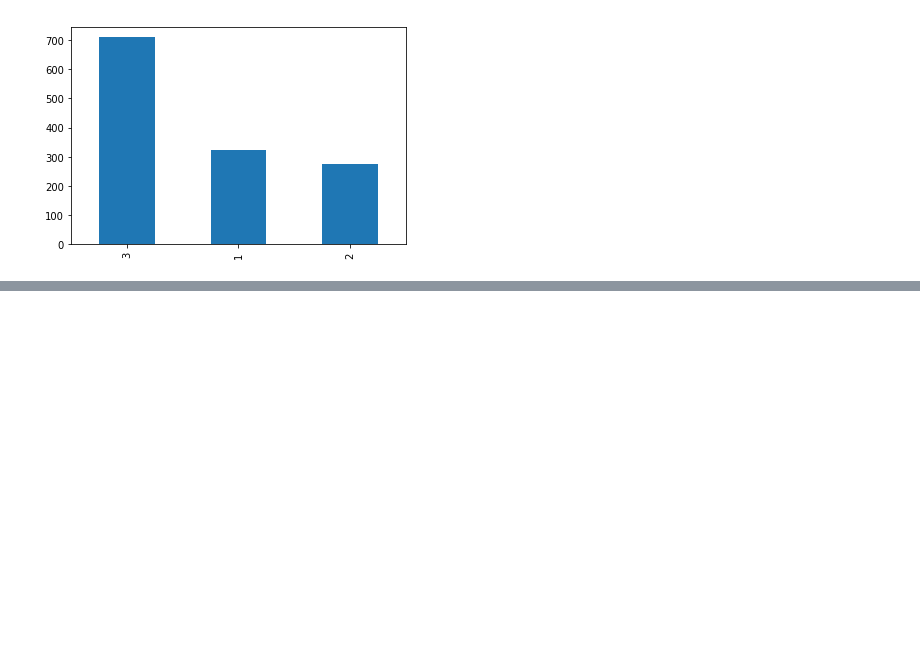
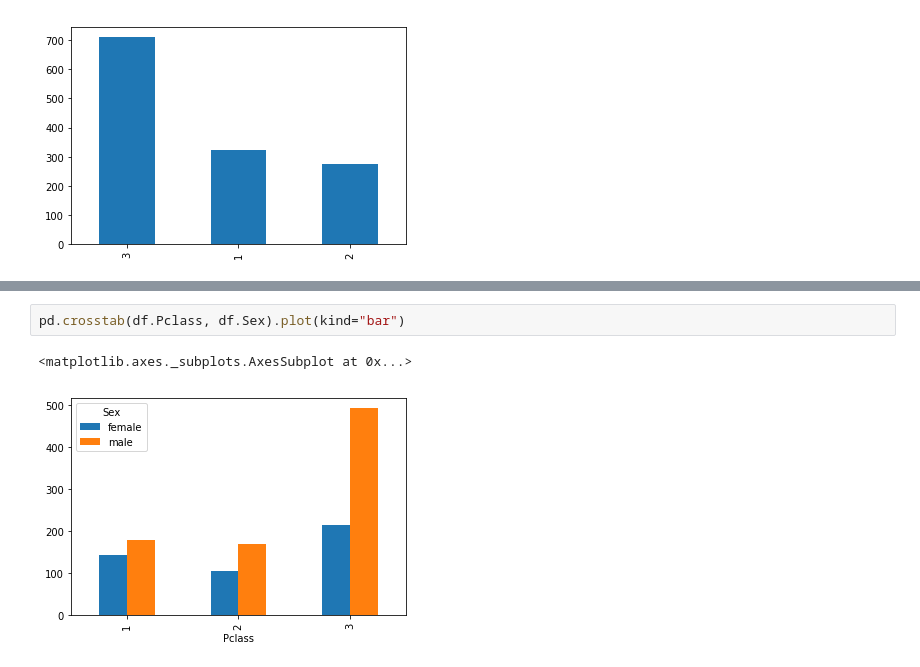
Before and after one commit to Maricha/Titanic, a Jupyter notebook: notebooks/Anali.ipynb, the cells around one changed output, grey strips where cells are left out. Cells and saved outputs as stored; diff of their text form; blank space fills up the shorter version.

```diff
--- a/notebooks/First.ipynb
+++ b/notebooks/Anali.ipynb
@@ -182,0 +216,5 @@ df.Pclass.value_counts().plot(kind='bar')
+# %%
+pd.crosstab(df.Pclass, df.Sex).plot(kind="bar")
+# %% [output]
+<matplotlib.axes._subplots.AxesSubplot at 0x...>
+[figure, added]
```
Also changed, not shown: parts of 8 cells of this notebook, 1 other file.
